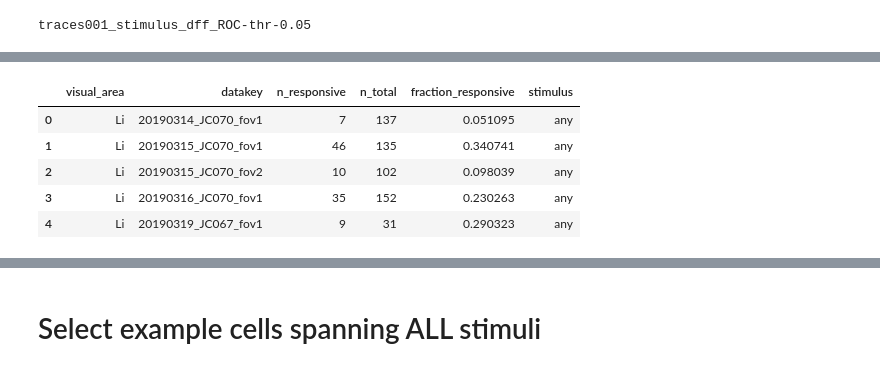
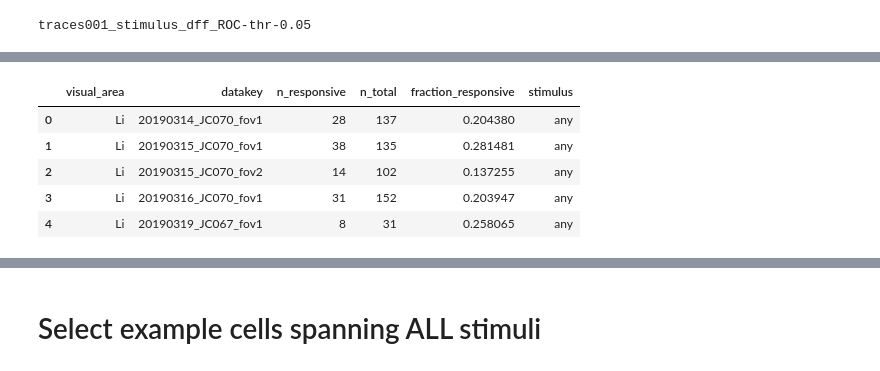
Before and after one commit to julianarhee/rat-2p-area-characterizations, a Jupyter notebook: analyze2p/aggregate/dataset_stats.ipynb, the cells around one changed output, grey strips where cells are left out. Drawn from its saved outputs; the diff is of its cells as text; code cells hidden in the pictures.

Commit message:
clean up aggregate Nb. rename old retino plotting Nbs

```diff
--- a/analyze2p/aggregate/dataset_stats.ipynb
+++ b/analyze2p/aggregate/dataset_stats.ipynb
@@ -763,12 +401,0 @@ common_ = pd.merge(n_responsive, n_total)
-# %%
-experiment='gratings'
-# %%
-animalid = 'JC084'
-session = '20190525'
-fovnum = 1
-run='rfs'
-dk = '%s_%s_fov%i' % (session, animalid, fovnum)
-responsive_cells, ncells_total = hutils.get_responsive_cells(dk,
-                                        run=run,
-                                        responsive_test='nstds', responsive_thr=5,
-                                        create_new=False)
@@ -880,25 +494,13 @@ print(data_id)
 # %% [output]
 traces001_stimulus_dff_ROC-thr-0.05
 # %%
+redo_retino=True
 counts_=[]
 cellids_=[]
 allcells_=[]
 ukeys_=[]
 for experiment in ['rfs', 'retino', 'gratings', 'blobs']:
     print("%s -------------------------------------" % experiment)
-#     if experiment=='gratings':
-#         # Drop repeat FOVs by selecting those with most gratings fits
-#         assigned_cells, _ = aggr.select_assigned_cells(cells0, sdata,
-#                                         experiments=[experiment])
-#         NDATA, gratings_dkeys, gdata = get_gratings_data(assigned_cells,
-#                                                 response_type=response_type,
-#                                                 traceid=traceid,
-#                                                 trial_epoch=trial_epoch,
-#                                                 responsive_test=gratings_test,
-#                                                 responsive_thr=gratings_thr)
-#         n_responsive = aggr.count_n_cells(NDATA, name='n_responsive')
-#         n_total = aggr.count_n_total(assigned_cells, gratings_dkeys)
-#         u_dkeys = gratings_dkeys
     if experiment in ['rfs', 'rfs10']:
         assigned_cells, rf_meta = aggr.select_assigned_cells(cells0, sdata,
                                               experiments=['rfs', 'rfs10'])
@@ -918,7 +520,8 @@ for experiment in ['rfs', 'retino', 'gratings', 'blobs']:
         assigned_cells, ret_meta = aggr.select_assigned_cells(cells0,
                                                     sdata, experiments=['retino'])
         NDATA = aggr.load_responsive_neuraldata(experiment, traceid=traceid,
-                                    retino_thr=retino_thr, retino_delay=retino_delay)
+                                    retino_thr=retino_thr, retino_delay=retino_delay,
+                                    redo_retino=redo_retino)
         # Get unique dkeys and count
         n_responsive, retino_dkeys = aggr.count_n_responsive(NDATA, u_dkeys=None)
         n_total = aggr.count_n_total(assigned_cells, retino_dkeys)
@@ -1046,0 +588,12 @@ all_counts.groupby(['visual_area']).mean()
+# %%
+# Responsive cells
+responsive_by_stimulus = pd.concat(cellids_, axis=0) # Cell IDs of counted cells
+counts_by_stimulus = pd.concat(counts_, axis=0) # Counts (1 # per dataset)
+# Responsive to ANYTHING
+responsive_cells = responsive_by_stimulus[['visual_area', 'datakey', 'cell']].drop_duplicates()
+any_counts = aggr.count_n_cells(responsive_cells, name='n_responsive')
+any_counts.groupby(['visual_area']).describe()
+# ALL assigned cells
+all_cells = pd.concat(allcells_, axis=0).reset_index(drop=True) # ALL assigned cells
+all_counts = aggr.count_n_cells(all_cells, name='n_total')
+all_counts.groupby(['visual_area']).describe()
@@ -1047,14 +607,15 @@ all_counts.groupby(['visual_area']).mean()
 # %%
 # Combine ALL cells and RESPONSIVE cells
 assert any_counts.shape==all_counts.shape
-total_counts = pd.merge(any_counts, all_counts)
+total_counts = pd.merge(any_counts, all_counts, on=['visual_area', 'datakey'],
+                       how='outer')
 total_counts['fraction_responsive'] = total_counts['n_responsive']/total_counts['n_total'].astype(float)
 total_counts['stimulus'] = 'any'
 total_counts.head()
 # %% [output]
 |  | visual_area | datakey | n_responsive | n_total | fraction_responsive | stimulus |
-| 0 | Li | 20190314_JC070_fov1 | 7 | 137 | 0.051095 | any |
-| 1 | Li | 20190315_JC070_fov1 | 46 | 135 | 0.340741 | any |
-| 2 | Li | 20190315_JC070_fov2 | 10 | 102 | 0.098039 | any |
-| 3 | Li | 20190316_JC070_fov1 | 35 | 152 | 0.230263 | any |
-| 4 | Li | 20190319_JC067_fov1 | 9 | 31 | 0.290323 | any |
+| 0 | Li | 20190314_JC070_fov1 | 28 | 137 | 0.204380 | any |
+| 1 | Li | 20190315_JC070_fov1 | 38 | 135 | 0.281481 | any |
+| 2 | Li | 20190315_JC070_fov2 | 14 | 102 | 0.137255 | any |
+| 3 | Li | 20190316_JC070_fov1 | 31 | 152 | 0.203947 | any |
+| 4 | Li | 20190319_JC067_fov1 | 8 | 31 | 0.258065 | any |
```
Also changed, not shown: parts of 93 cells of this notebook, 3 other files.
